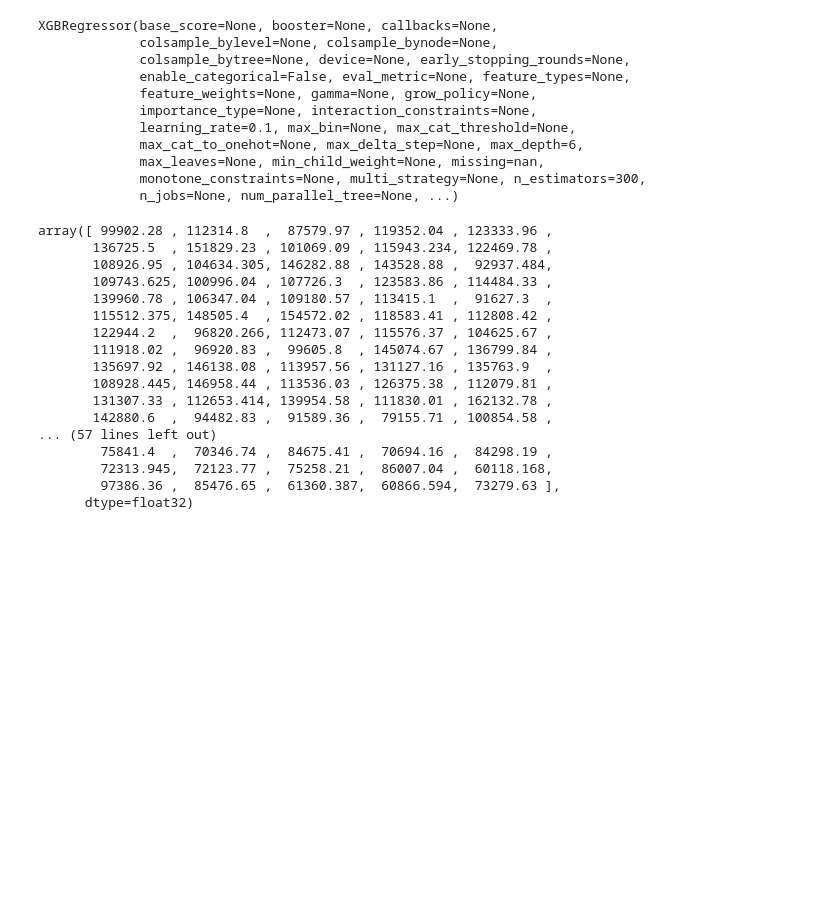
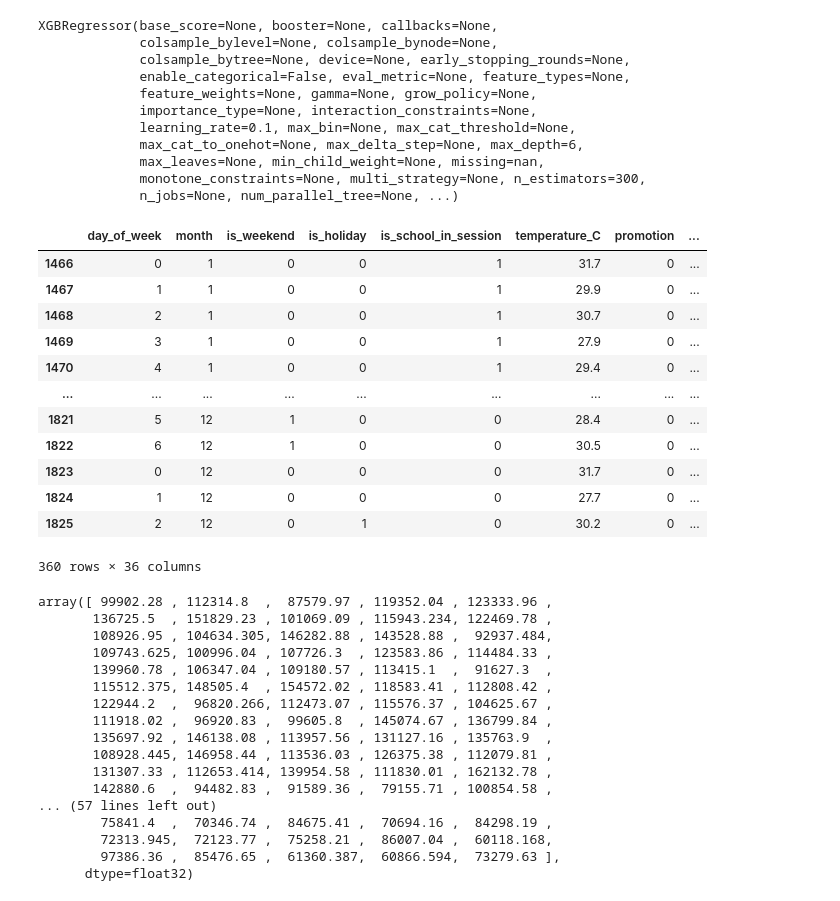
Before and after one commit to Olamilekanvic/Pizza-Sales-Prediction, a Jupyter notebook: daily_pizza_sales_prediction.ipynb, the cells around one changed output. Drawn from its saved outputs; the diff is of its cells as text; code cells hidden in the pictures; blank space fills up the shorter version.

```diff
--- a/daily_pizza_sales_prediction.ipynb
+++ b/daily_pizza_sales_prediction.ipynb
@@ -894,6 +894,22 @@ XGBRegressor(base_score=None, booster=None, callbacks=None,
              n_jobs=None, num_parallel_tree=None, ...)
 # %%
 xgb_y_pred = xgb_regressor.predict(X_test_reduced)
+# %%
+X_test
+# %% [output]
+|  | day_of_week | month | is_weekend | is_holiday | is_school_in_session | temperature_C | promotion | ... |
+| 1466 | 0 | 1 | 0 | 0 | 1 | 31.7 | 0 | ... |
+| 1467 | 1 | 1 | 0 | 0 | 1 | 29.9 | 0 | ... |
+| 1468 | 2 | 1 | 0 | 0 | 1 | 30.7 | 0 | ... |
+| 1469 | 3 | 1 | 0 | 0 | 1 | 27.9 | 0 | ... |
+| 1470 | 4 | 1 | 0 | 0 | 1 | 29.4 | 0 | ... |
+| ... | ... | ... | ... | ... | ... | ... | ... | ... |
+| 1821 | 5 | 12 | 1 | 0 | 0 | 28.4 | 0 | ... |
+| 1822 | 6 | 12 | 1 | 0 | 0 | 30.5 | 0 | ... |
+| 1823 | 0 | 12 | 0 | 0 | 0 | 31.7 | 0 | ... |
+| 1824 | 1 | 12 | 0 | 0 | 0 | 27.7 | 0 | ... |
+| 1825 | 2 | 12 | 0 | 1 | 0 | 30.2 | 0 | ... |
+360 rows × 36 columns
 # %%
 xgb_y_pred
 # %% [output]
```
Also changed, not shown: parts of 8 cells of this notebook, 4 other files.
